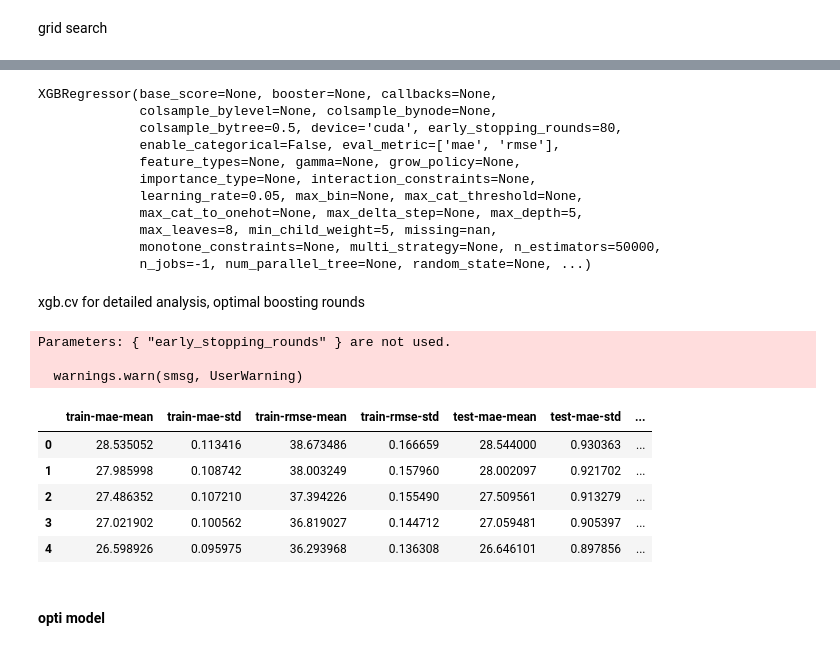
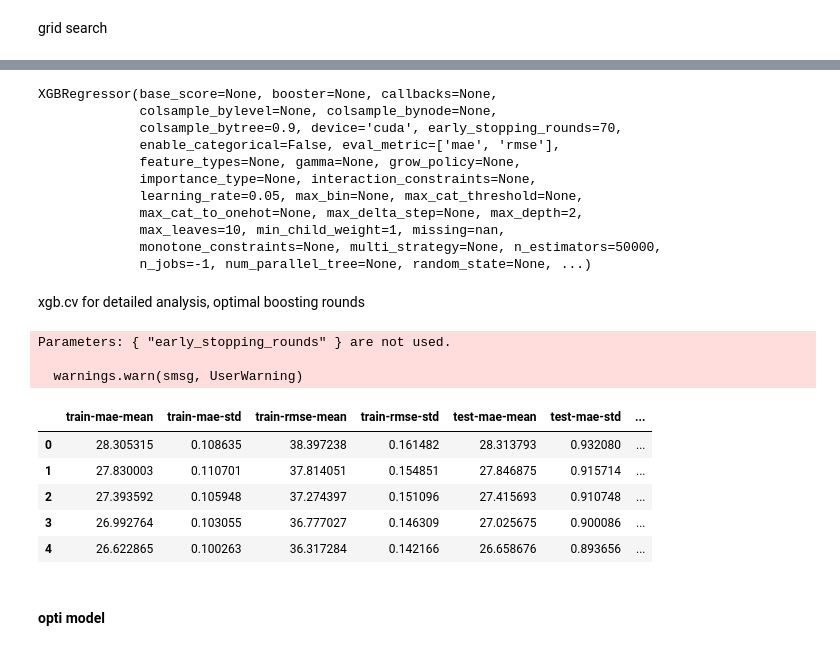
Before and after one commit to daltonlowery26/DIPS, a Jupyter notebook: models/wrc_models/wrc_regression/reg_02_24.ipynb, the cells around one changed output, grey strips where cells are left out. Saved outputs shown, nothing was run; the diff lists cells and outputs as text; code cells hidden in the pictures.

Commit message:
Hyperpara traning fix, NN model opti function fixes

```diff
--- a/models/wrc_models/wrc_regression/reg_02_24.ipynb
+++ b/models/wrc_models/wrc_regression/reg_02_24.ipynb
@@ -291,17 +276,17 @@ Fitting 5 folds for each of 12 candidates, totalling 60 fits
 # %%
-opti_para = {'colsample_bytree': 0.5, 'early_stopping_rounds': 80, 'learning_rate': 0.05, 'max_depth': 5, 'max_leaves': 8, 'min_child_weight': 5, 'subsample': 0.7}
+opti_para = {'colsample_bytree': 0.9, 'early_stopping_rounds': 70, 'learning_rate': 0.05, 'max_depth': 2, 'max_leaves': 10, 'min_child_weight': 1, 'subsample': 1}
 # update model parameters
 model.set_params(**opti_para)
 # %% [output]
 XGBRegressor(base_score=None, booster=None, callbacks=None,
              colsample_bylevel=None, colsample_bynode=None,
-             colsample_bytree=0.5, device='cuda', early_stopping_rounds=80,
+             colsample_bytree=0.9, device='cuda', early_stopping_rounds=70,
              enable_categorical=False, eval_metric=['mae', 'rmse'],
              feature_types=None, gamma=None, grow_policy=None,
              importance_type=None, interaction_constraints=None,
              learning_rate=0.05, max_bin=None, max_cat_threshold=None,
-             max_cat_to_onehot=None, max_delta_step=None, max_depth=5,
-             max_leaves=8, min_child_weight=5, missing=nan,
+             max_cat_to_onehot=None, max_delta_step=None, max_depth=2,
+             max_leaves=10, min_child_weight=1, missing=nan,
              monotone_constraints=None, multi_strategy=None, n_estimators=50000,
              n_jobs=-1, num_parallel_tree=None, random_state=None, ...)
 # %% [markdown]
@@ -309,17 +294,17 @@ xgb.cv for detailed analysis, optimal boosting rounds
 # %%
 matrix_data = xgb.DMatrix(X, Y)
 
-fmodel = xgb.cv(opti_para, dtrain=matrix_data, num_boost_round=1000, nfold=10, metrics= ['mae', 'rmse'], as_pandas=True, seed=26, early_stopping_rounds=80)
+fmodel = xgb.cv(opti_para, dtrain=matrix_data, num_boost_round=1000, nfold=10, metrics= ['mae', 'rmse'], as_pandas=True, seed=26, early_stopping_rounds=70)
 fmodel.head()
 # %% [output]
 Parameters: { "early_stopping_rounds" } are not used.
 
   warnings.warn(smsg, UserWarning)
 |  | train-mae-mean | train-mae-std | train-rmse-mean | train-rmse-std | test-mae-mean | test-mae-std | ... |
-| 0 | 28.535052 | 0.113416 | 38.673486 | 0.166659 | 28.544000 | 0.930363 | ... |
-| 1 | 27.985998 | 0.108742 | 38.003249 | 0.157960 | 28.002097 | 0.921702 | ... |
-| 2 | 27.486352 | 0.107210 | 37.394226 | 0.155490 | 27.509561 | 0.913279 | ... |
-| 3 | 27.021902 | 0.100562 | 36.819027 | 0.144712 | 27.059481 | 0.905397 | ... |
-| 4 | 26.598926 | 0.095975 | 36.293968 | 0.136308 | 26.646101 | 0.897856 | ... |
+| 0 | 28.305315 | 0.108635 | 38.397238 | 0.161482 | 28.313793 | 0.932080 | ... |
+| 1 | 27.830003 | 0.110701 | 37.814051 | 0.154851 | 27.846875 | 0.915714 | ... |
+| 2 | 27.393592 | 0.105948 | 37.274397 | 0.151096 | 27.415693 | 0.910748 | ... |
+| 3 | 26.992764 | 0.103055 | 36.777027 | 0.146309 | 27.025675 | 0.900086 | ... |
+| 4 | 26.622865 | 0.100263 | 36.317284 | 0.142166 | 26.658676 | 0.893656 | ... |
 # %% [markdown]
 #### opti model
```
Also changed, not shown: parts of 11 cells of this notebook, 1 other file.
